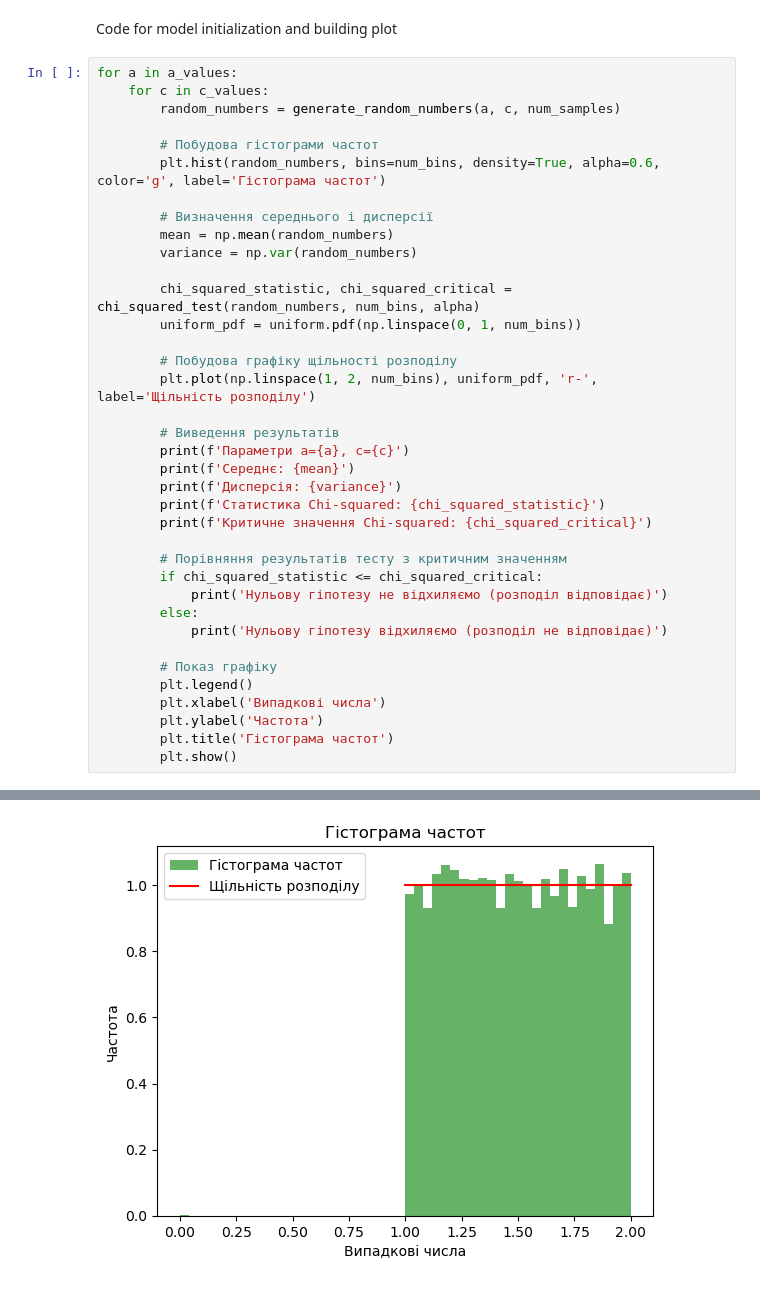
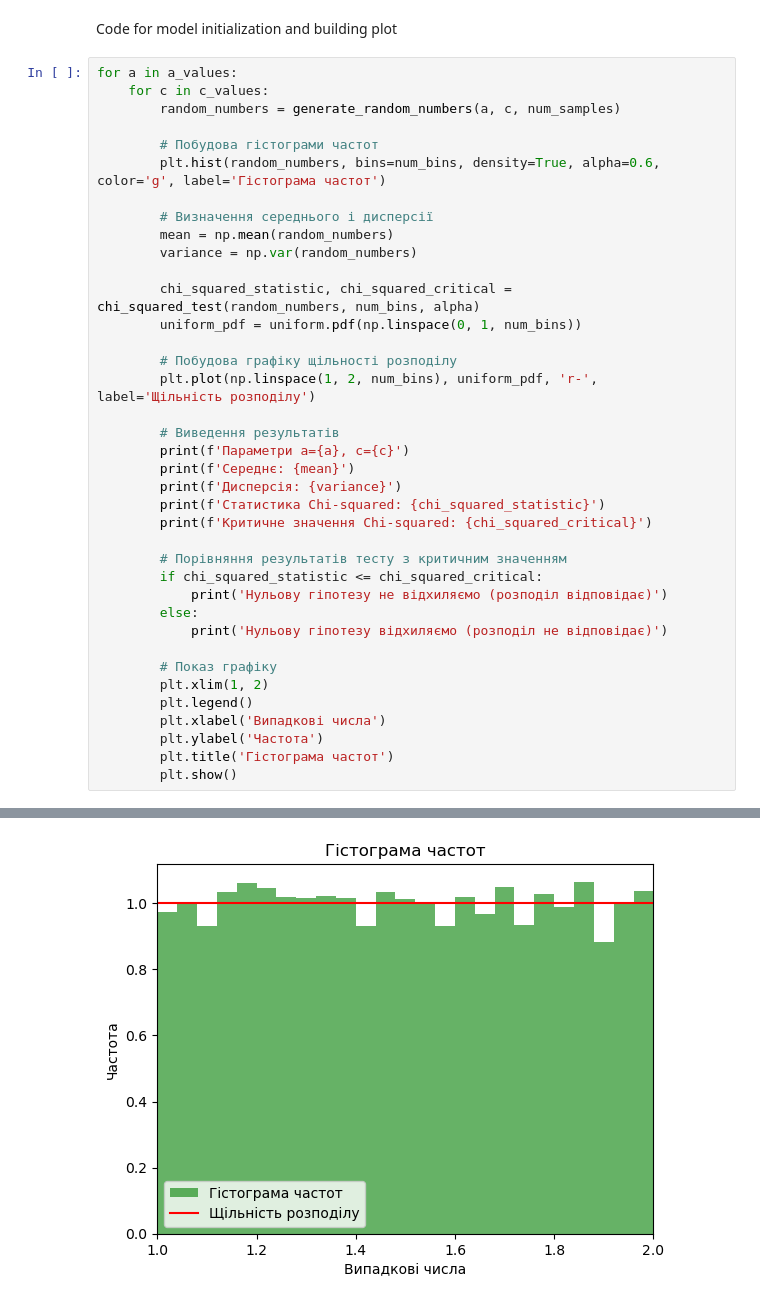
Before and after one commit to DanyloTrofymov/System-modelling, a Jupyter notebook: lab1_3.ipynb, the cells around one changed output, grey strips where cells are left out. Cells and saved outputs as stored; diff of their text form.

Commit message:
fix: plot for lab 1_3

```diff
--- a/lab1_3.ipynb
+++ b/lab1_3.ipynb
@@ -58,34 +58,35 @@ for a in a_values:
 
         # Побудова графіку щільності розподілу
         plt.plot(np.linspace(1, 2, num_bins), uniform_pdf, 'r-', label='Щільність розподілу')
 
         # Виведення результатів
         print(f'Параметри a={a}, c={c}')
         print(f'Середнє: {mean}')
         print(f'Дисперсія: {variance}')
         print(f'Статистика Chi-squared: {chi_squared_statistic}')
         print(f'Критичне значення Chi-squared: {chi_squared_critical}')
 
         # Порівняння результатів тесту з критичним значенням
         if chi_squared_statistic <= chi_squared_critical:
             print('Нульову гіпотезу не відхиляємо (розподіл відповідає)')
         else:
             print('Нульову гіпотезу відхиляємо (розподіл не відповідає)')
 
         # Показ графіку
+        plt.xlim(1, 2)
         plt.legend()
         plt.xlabel('Випадкові числа')
         plt.ylabel('Частота')
         plt.title('Гістограма частот')
         plt.show()
 # %% [output]
 Параметри a=1220703125, c=2147483648
 Середнє: 1.498591324453894
 Дисперсія: 0.08325731073410489
 Статистика Chi-squared: 25.04796761240013
 Критичне значення Chi-squared: 66.3386488629688
 Нульову гіпотезу не відхиляємо (розподіл відповідає)
-[figure, old version]
+[figure, new version]
 Параметри a=1220703125, c=8192
 Середнє: 1.5002819091796875
 Дисперсія: 0.08346876374291837
```
Also changed, not shown: parts of 1 cell of this notebook.
